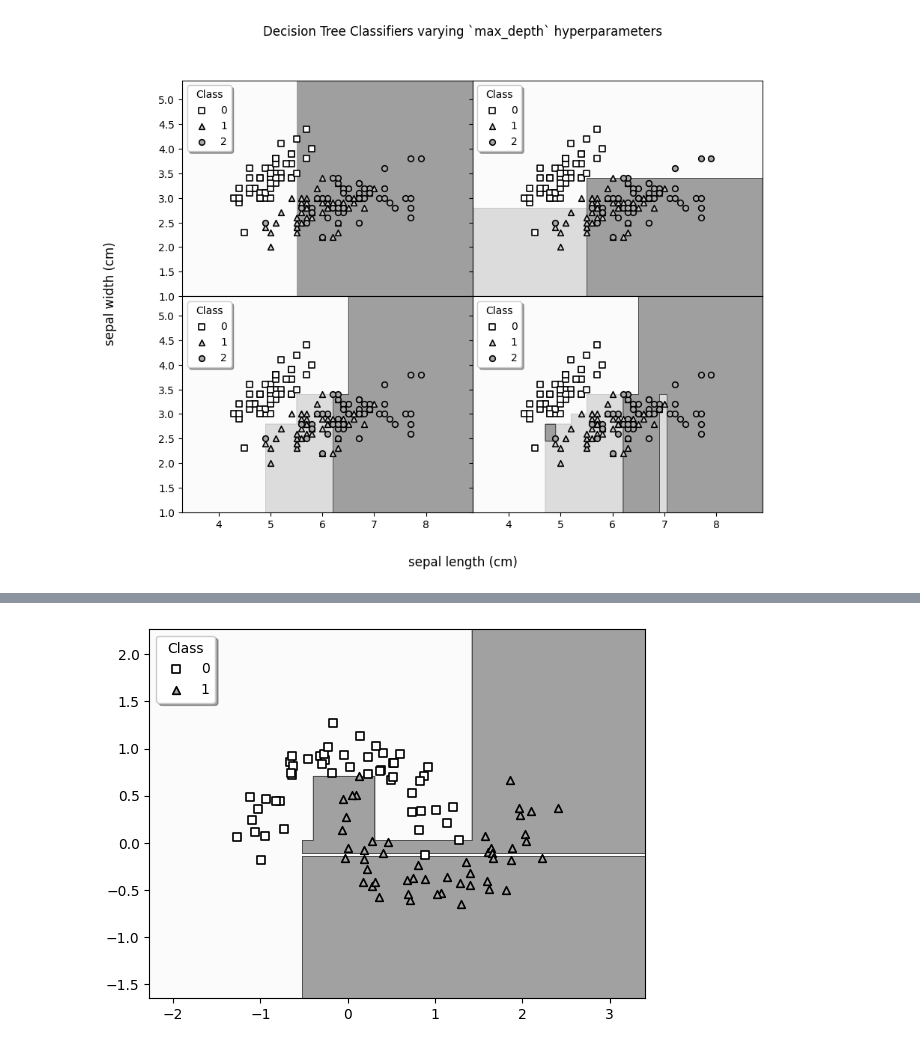
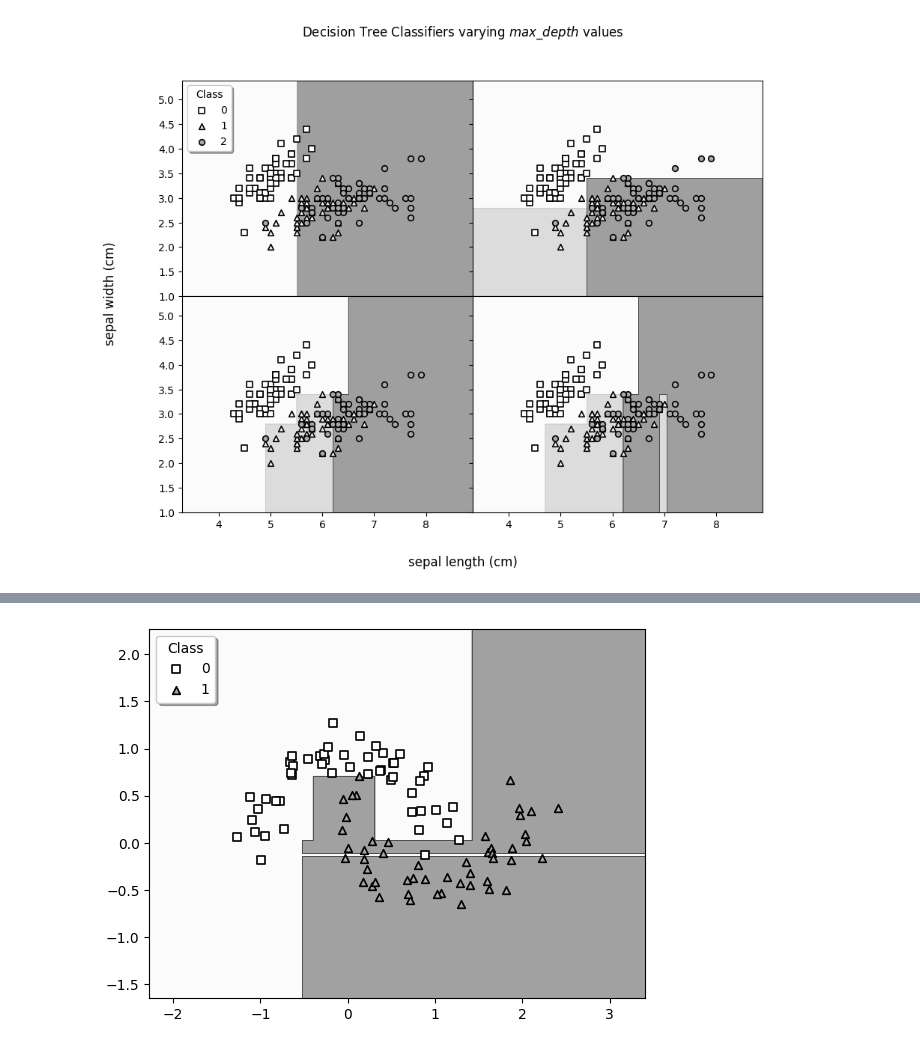
Before and after one commit to ben-my-to/mpitree, a Jupyter notebook: mpitree_test.ipynb, the cells around one changed output, grey strips where cells are left out. Drawn from its saved outputs; the diff is of its cells as text; code cells hidden in the pictures.

```diff
--- a/mpitree_test.ipynb
+++ b/mpitree_test.ipynb
@@ -8,16 +6,23 @@ np.random.seed(42)
+# %%
+np.random.seed(42)
+
+plt.rcParams["image.cmap"] = "Greys"
+plt.rcParams["scatter.edgecolors"] = "k"
 # %%
 from sklearn.datasets import load_iris
 
 iris = load_iris()
 X, y = iris.data[:, :2], iris.target
 # %%
-clfs = [DecisionTreeClassifier(max_depth=depth).fit(X, y) for depth in (1, 2, 3, 5)]
+estimators = [
+    DecisionTreeClassifier(max_depth=depth).fit(X, y) for depth in (1, 2, 3, 5)
+]
 # %%
 from itertools import product
 
 n_classes = np.unique(y)
-colors = "w", "lightgray", "darkgray"
-markers = "s", "^", "o"
+colors = "w", "whitesmoke", "darkgray"
+markers = list("s^o")
 
 x_min, x_max = X[:, 0].min() - 1, X[:, 0].max() + 1
 y_min, y_max = X[:, 1].min() - 1, X[:, 1].max() + 1
@@ -26,40 +31,39 @@ xx, yy = np.meshgrid(np.arange(x_min, x_max, 0.01), np.arange(y_min, y_max, 0.01
 
 n_rows, n_cols = 2, 2
 fig, axs = plt.subplots(
     n_rows,
     n_cols,
     sharex="col",
     sharey="row",
     figsize=(10, 7.5),
     gridspec_kw={"wspace": 0, "hspace": 0},
 )
 
-for idx, clf in zip(product(range(n_rows), range(n_cols)), clfs):
+for loc, clf in zip(product(*map(range, [n_rows, n_cols])), estimators):
     z = clf.predict(np.c_[xx.ravel(), yy.ravel()]).reshape(xx.shape)
 
-    axs[idx[0], idx[1]].contourf(xx, yy, z, alpha=0.4, cmap="Greys")
+    axs[*loc].contourf(xx, yy, z, alpha=0.4)
 
     for t, c, marker in zip(n_classes, colors, markers):
-        axs[idx[0], idx[1]].scatter(
+        axs[*loc].scatter(
             X[y == t, 0],
             X[y == t, 1],
             c=c,
             s=30,
             linewidth=1.2,
             marker=marker,
-            edgecolors="k",
             label=t,
         )
 
-    axs[idx[0], idx[1]].legend(title="Class", loc="upper left", shadow=True)
+axs[0, 0].legend(title="Class", loc="upper left", shadow=True)
 
-fig.suptitle("Decision Tree Classifiers varying `max_depth` hyperparameters")
+fig.suptitle("Decision Tree Classifiers varying $max\_depth$ values")
 fig.supxlabel("sepal length (cm)")
 fig.supylabel("sepal width (cm)")
 
 plt.show()
 # %% [output]
-[figure, old version]
+[figure, new version]
 # %%
 from sklearn.datasets import make_moons
 
```
Also changed, not shown: parts of 3 cells of this notebook, 4 other files.
